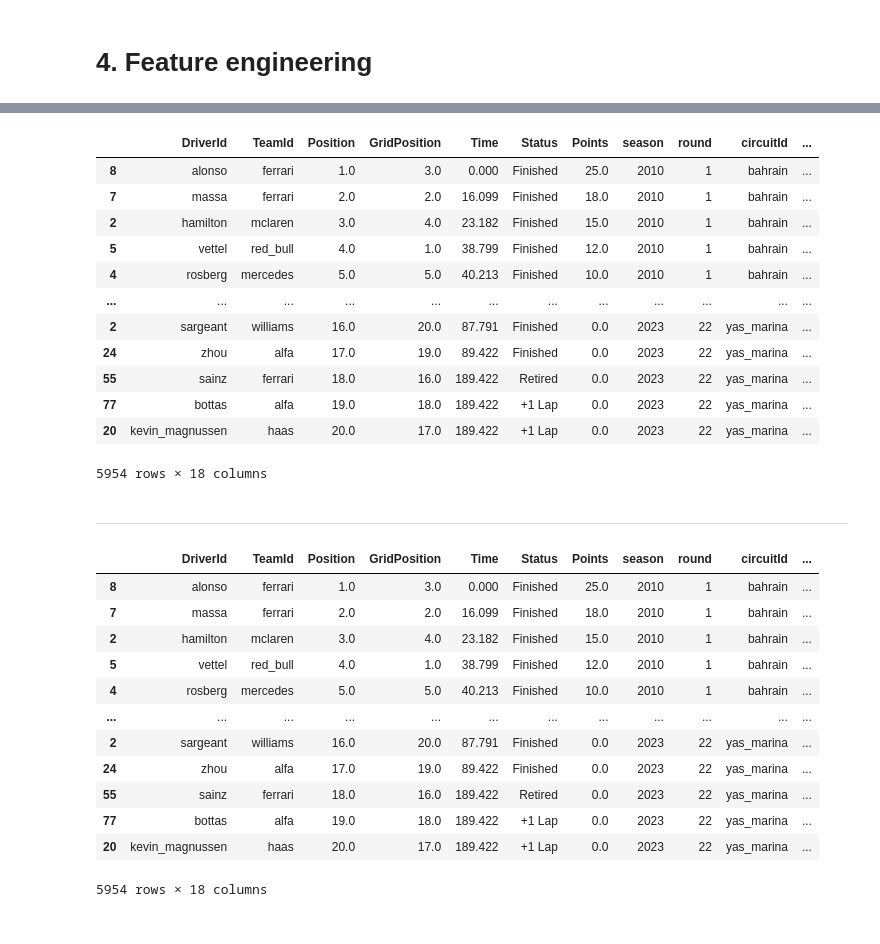
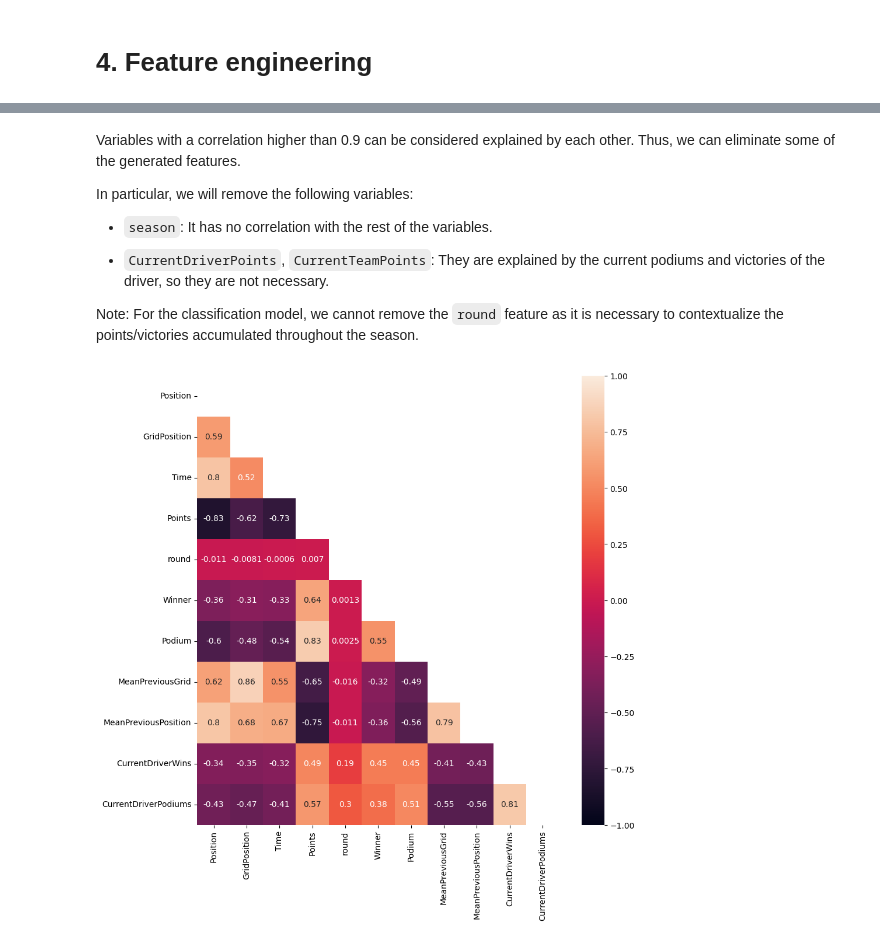
Before and after one commit to SupernovaIa/Formula-1-ML-Project, a Jupyter notebook: notebook/B1-EDA-Classification.ipynb, the cells around one changed output, grey strips where cells are left out. Saved outputs shown, nothing was run; the diff lists cells and outputs as text; code cells hidden in the pictures.

Commit message:
EDA classification (wip)

```diff
--- a/notebook/B1-EDA-Classification.ipynb
+++ b/notebook/B1-EDA-Classification.ipynb
@@ -329 +341,13 @@ df
+# %% [markdown]
+Variables with a correlation higher than 0.9 can be considered explained by each other. Thus, we can eliminate some of the generated features.
+
+In particular, we will remove the following variables:
+
+* `season`: It has no correlation with the rest of the variables.
+
+* `CurrentDriverPoints`, `CurrentTeamPoints`: They are explained by the current podiums and victories of the driver, so they are not necessary.
+
+Note: For the classification model, we cannot remove the `round` feature as it is necessary to contextualize the points/victories accumulated throughout the season.
+# %%
+df_results.drop(columns=['season', 'CurrentDriverPoints', 'CurrentTeamPoints'], inplace=True)
 # %%
@@ -331,20 +354,0 @@ df.to_csv('../data/output/featured_results.csv')
-# %%
-df = pd.read_csv('../data/output/featured_results.csv', index_col=0)
-
-df
-# %% [output]
-|  | DriverId | TeamId | Position | GridPosition | Time | Status | Points | season | round | circuitId | ... |
-| 8 | alonso | ferrari | 1.0 | 3.0 | 0.000 | Finished | 25.0 | 2010 | 1 | bahrain | ... |
-| 7 | massa | ferrari | 2.0 | 2.0 | 16.099 | Finished | 18.0 | 2010 | 1 | bahrain | ... |
-| 2 | hamilton | mclaren | 3.0 | 4.0 | 23.182 | Finished | 15.0 | 2010 | 1 | bahrain | ... |
-| 5 | vettel | red_bull | 4.0 | 1.0 | 38.799 | Finished | 12.0 | 2010 | 1 | bahrain | ... |
-| 4 | rosberg | mercedes | 5.0 | 5.0 | 40.213 | Finished | 10.0 | 2010 | 1 | bahrain | ... |
-| ... | ... | ... | ... | ... | ... | ... | ... | ... | ... | ... | ... |
-| 2 | sargeant | williams | 16.0 | 20.0 | 87.791 | Finished | 0.0 | 2023 | 22 | yas_marina | ... |
-| 24 | zhou | alfa | 17.0 | 19.0 | 89.422 | Finished | 0.0 | 2023 | 22 | yas_marina | ... |
-| 55 | sainz | ferrari | 18.0 | 16.0 | 189.422 | Retired | 0.0 | 2023 | 22 | yas_marina | ... |
-| 77 | bottas | alfa | 19.0 | 18.0 | 189.422 | +1 Lap | 0.0 | 2023 | 22 | yas_marina | ... |
-| 20 | kevin_magnussen | haas | 20.0 | 17.0 | 189.422 | +1 Lap | 0.0 | 2023 | 22 | yas_marina | ... |
-5954 rows × 18 columns
-# %% [markdown]
----
@@ -353,16 +355,4 @@ df = pd.read_csv('../data/output/featured_results.csv', index_col=0)
-# %%
-df
-# %% [output]
-|  | DriverId | TeamId | Position | GridPosition | Time | Status | Points | season | round | circuitId | ... |
-| 8 | alonso | ferrari | 1.0 | 3.0 | 0.000 | Finished | 25.0 | 2010 | 1 | bahrain | ... |
-| 7 | massa | ferrari | 2.0 | 2.0 | 16.099 | Finished | 18.0 | 2010 | 1 | bahrain | ... |
-| 2 | hamilton | mclaren | 3.0 | 4.0 | 23.182 | Finished | 15.0 | 2010 | 1 | bahrain | ... |
-| 5 | vettel | red_bull | 4.0 | 1.0 | 38.799 | Finished | 12.0 | 2010 | 1 | bahrain | ... |
-| 4 | rosberg | mercedes | 5.0 | 5.0 | 40.213 | Finished | 10.0 | 2010 | 1 | bahrain | ... |
-| ... | ... | ... | ... | ... | ... | ... | ... | ... | ... | ... | ... |
-| 2 | sargeant | williams | 16.0 | 20.0 | 87.791 | Finished | 0.0 | 2023 | 22 | yas_marina | ... |
-| 24 | zhou | alfa | 17.0 | 19.0 | 89.422 | Finished | 0.0 | 2023 | 22 | yas_marina | ... |
-| 55 | sainz | ferrari | 18.0 | 16.0 | 189.422 | Retired | 0.0 | 2023 | 22 | yas_marina | ... |
-| 77 | bottas | alfa | 19.0 | 18.0 | 189.422 | +1 Lap | 0.0 | 2023 | 22 | yas_marina | ... |
-| 20 | kevin_magnussen | haas | 20.0 | 17.0 | 189.422 | +1 Lap | 0.0 | 2023 | 22 | yas_marina | ... |
-5954 rows × 18 columns
+# %%
+plot_correlation_matrix(df_results, size=(10,10))
+# %% [output]
+[figure, added]
```
Also changed, not shown: parts of 75 cells of this notebook, 1 other file.
